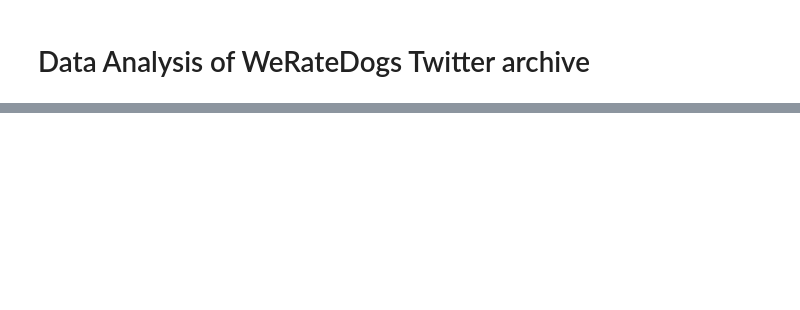
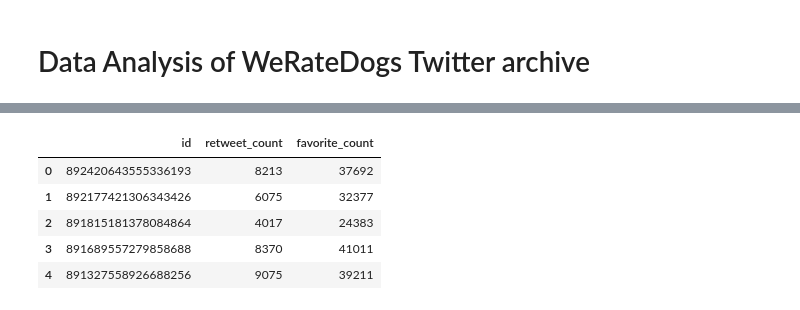
Before and after one commit to akshaybogar/WeRateDogs, a Jupyter notebook: WeRateDogs.ipynb, the cells around one changed output, grey strips where cells are left out. Cells and saved outputs as stored; diff of their text form; code cells hidden in the pictures; blank space fills up the shorter version.

```diff
--- a/WeRateDogs.ipynb
+++ b/WeRateDogs.ipynb
@@ -38,0 +153,10 @@ image_df.head()
+# %%
+df_retweet = pd.read_csv('tweet_json.csv',sep=' ')
+df_retweet.head()
+# %% [output]
+|  | id | retweet_count | favorite_count |
+| 0 | 892420643555336193 | 8213 | 37692 |
+| 1 | 892177421306343426 | 6075 | 32377 |
+| 2 | 891815181378084864 | 4017 | 24383 |
+| 3 | 891689557279858688 | 8370 | 41011 |
+| 4 | 891327558926688256 | 9075 | 39211 |
```
Also changed, not shown: parts of 18 cells of this notebook.
